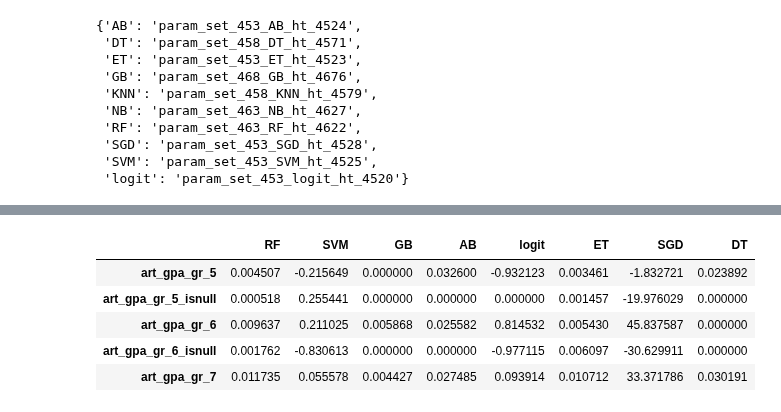
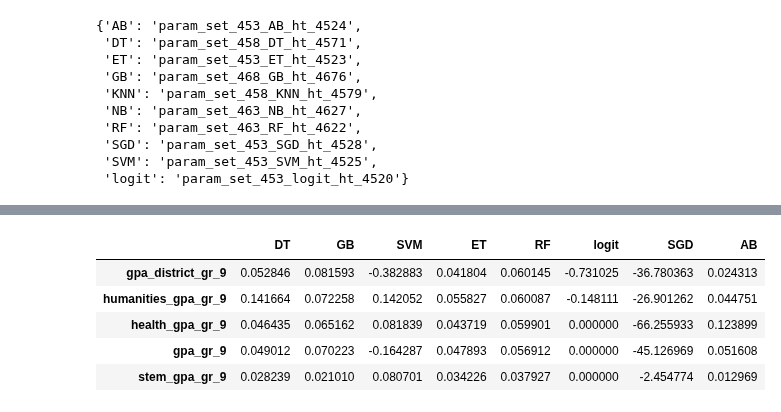
Before and after one commit to jgutman/mvesc, a Jupyter notebook: Models_Results/rank_correlation.ipynb, the cells around one changed output, grey strips where cells are left out. Cells and saved outputs as stored; diff of their text form; code cells hidden in the pictures.

```diff
--- a/Models_Results/rank_correlation.ipynb
+++ b/Models_Results/rank_correlation.ipynb
@@ -222,12 +230,12 @@ spearman['snapshots'].style.applymap(partial(color_gt,x=.7))
 # %%
-features['grades'].head()
+features['grades'].sort_values('RF', ascending=False).head()
 # %% [output]
-|  | RF | SVM | GB | AB | logit | ET | SGD | DT |
-| art_gpa_gr_5 | 0.004507 | -0.215649 | 0.000000 | 0.032600 | -0.932123 | 0.003461 | -1.832721 | 0.023892 |
-| art_gpa_gr_5_isnull | 0.000518 | 0.255441 | 0.000000 | 0.000000 | 0.000000 | 0.001457 | -19.976029 | 0.000000 |
-| art_gpa_gr_6 | 0.009637 | 0.211025 | 0.005868 | 0.025582 | 0.814532 | 0.005430 | 45.837587 | 0.000000 |
-| art_gpa_gr_6_isnull | 0.001762 | -0.830613 | 0.000000 | 0.000000 | -0.977115 | 0.006097 | -30.629911 | 0.000000 |
-| art_gpa_gr_7 | 0.011735 | 0.055578 | 0.004427 | 0.027485 | 0.093914 | 0.010712 | 33.371786 | 0.030191 |
+|  | DT | GB | SVM | ET | RF | logit | SGD | AB |
+| gpa_district_gr_9 | 0.052846 | 0.081593 | -0.382883 | 0.041804 | 0.060145 | -0.731025 | -36.780363 | 0.024313 |
+| humanities_gpa_gr_9 | 0.141664 | 0.072258 | 0.142052 | 0.055827 | 0.060087 | -0.148111 | -26.901262 | 0.044751 |
+| health_gpa_gr_9 | 0.046435 | 0.065162 | 0.081839 | 0.043719 | 0.059901 | 0.000000 | -66.255933 | 0.123899 |
+| gpa_gr_9 | 0.049012 | 0.070223 | -0.164287 | 0.047893 | 0.056912 | 0.000000 | -45.126969 | 0.051608 |
+| stem_gpa_gr_9 | 0.028239 | 0.021010 | 0.080701 | 0.034226 | 0.037927 | 0.000000 | -2.454774 | 0.012969 |
 # %%
 spearman['grades'].style.applymap(partial(color_gt,x=.7))
 # %% [output]
```
Also changed, not shown: parts of 48 cells of this notebook, 17 other files.
